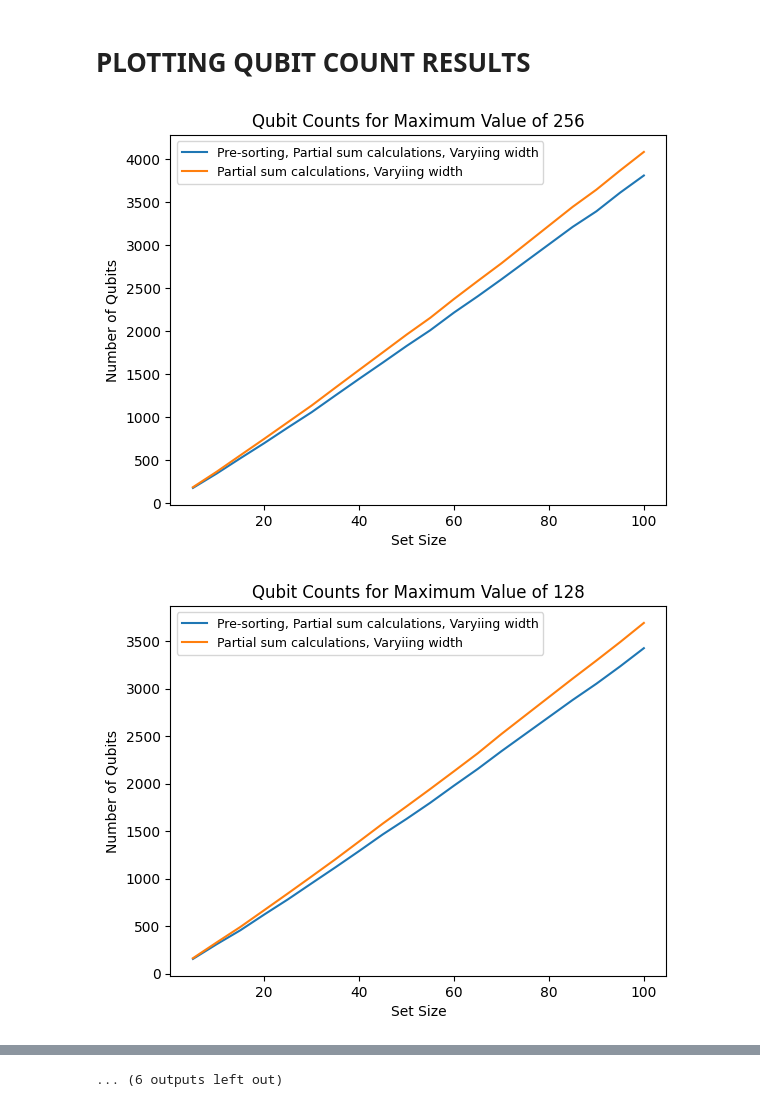
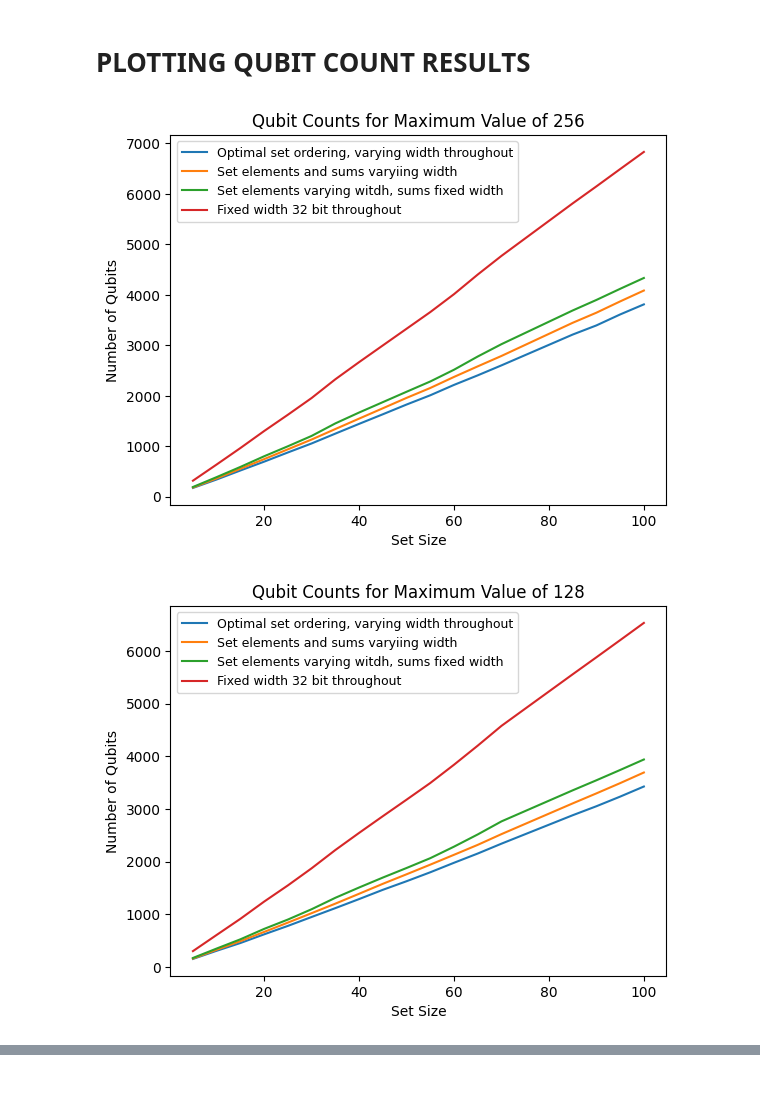
Before and after one commit to ABenoit0226/quantum-place-route, a Jupyter notebook: adder_logic_script.ipynb, the cells around one changed output, grey strips where cells are left out. Cells and saved outputs as stored; diff of their text form; code cells hidden in the pictures.

Commit message:
plot stuff

```diff
--- a/adder_logic_script.ipynb
+++ b/adder_logic_script.ipynb
@@ -771,10 +771,10 @@ def create_numpy_array_for_group(files, directory):
 def plot_data(groups, directory):
     # Define column labels according to the specified mapping
     column_labels = [
-        "Pre-sorting, Partial sum calculations, Varyiing width",
-        "Partial sum calculations, Varyiing width",
-        "Varyiing width",
-        "Fixed 32 bit addition"
+        "Optimal set ordering, varying width throughout",
+        "Set elements and sums varyiing width",
+        "Set elements varying witdh, sums fixed width",
+        "Fixed width 32 bit throughout"
     ]
 
     for max_val, files in groups.items():
@@ -815,36 +815,43 @@ def plot_data_twos(groups, directory, category):
         ]
         bot_loop = 3
     top_loop = bot_loop + 2
     for max_val, files in groups.items():
         plt.figure()  # Create a new figure for each max group
         plt.rcParams.update({'axes.labelsize': 'medium'})
         data = create_numpy_array_for_group(files, directory)
         for i in range(bot_loop, top_loop):  # Skip the first column as it's vals
             # Use the column index (i-1) to get the appropriate label from column_labels list
             lbl = column_labels[i-1] if i-1 < len(column_labels) else f'Column {i}'
-            plt.plot(data[:, 0], data[:, i])
+            plt.plot(data[:, 0], data[:, i], color = ['b', 'o'])
         plt.xlabel('Set Size')
         if qubits:
             plt.ylabel('Number of Qubits')
             plt.title(f'Qubit Counts for Maximum Value of {max_val}')
         else:
             plt.ylabel('Number of Gates')
             plt.title(f'Gate Counts for Maximum Value of {max_val}')
         plt.legend(column_labels, fontsize = 9)
         plt.show()
 
 # Main function to orchestrate the operations
 def main(directory):
     files = list_csv_files(directory)
     grouped_files = group_files_by_max(files)
-    plot_data_twos(grouped_files, directory, "pre-sorting")
-    plot_data_twos(grouped_files, directory, "partial-sum")
-    plot_data_twos(grouped_files, directory, "fixed")
+    #plot_data_twos(grouped_files, directory, "pre-sorting")
+    #plot_data_twos(grouped_files, directory, "partial-sum")
+    #plot_data_twos(grouped_files, directory, "fixed")
+    plot_data(grouped_files, directory)
 # Note: Uncomment the line below and specify the directory path to run the script
 qubits = True
 main('tests')
 qubits = False
 main('gateTests')
+
+
+
+#experiment section:
+#describe carefully and specifically how we did experiment (qiskit versions, determining values (i.e. how we count qubtis and gates)), how we computed mean
+#discuss percent improvement at lowend and highend (pick 3 diff. set sizes and show how it changes in a table compared to fixed 32 bit baseline)
 # %% [output]
-[figure, old version]
+[figure, new version]
-[figure, old version]
+[figure, new version]
@@ -861 +861,0 @@ main('gateTests')
-... (6 outputs left out)
```
Also changed, not shown: parts of 1 cell of this notebook.
